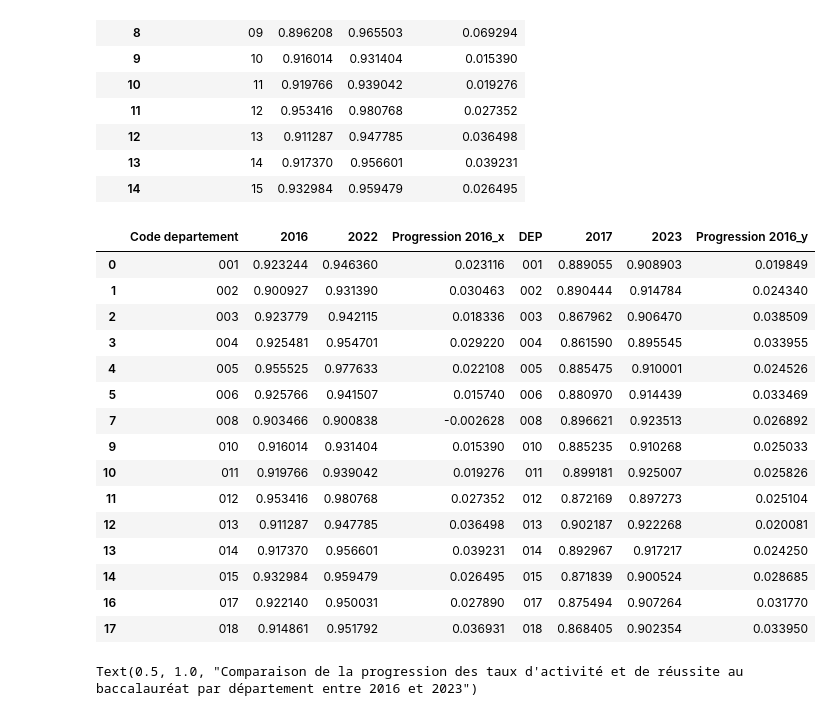
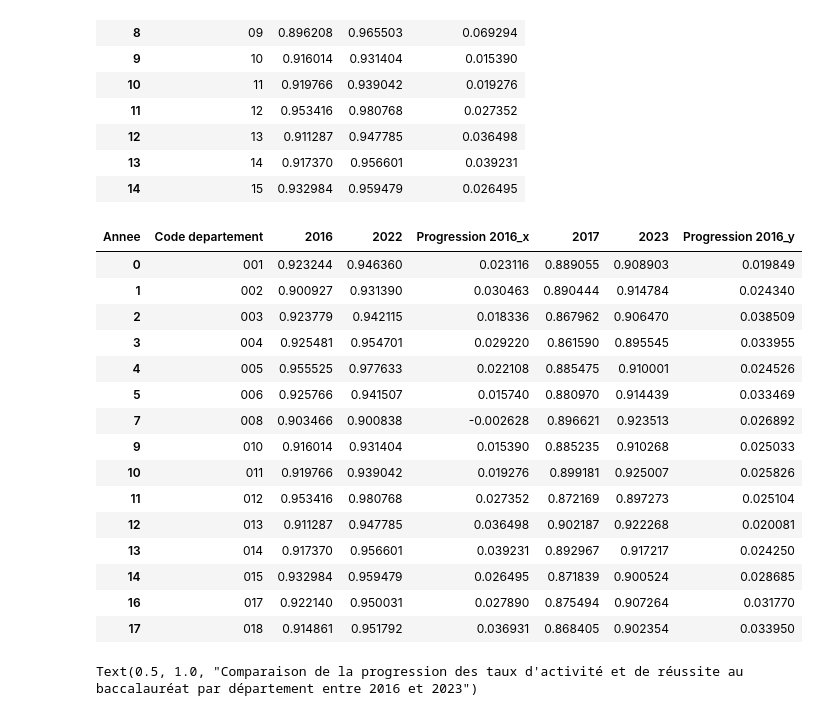
Before and after one commit to ma2nons/Projet-python, a Jupyter notebook: département/test_annees.ipynb, the cells around one changed output. Drawn from its saved outputs; the diff is of its cells as text; code cells hidden in the pictures.

Commit message:
suite 2 comparaison annees

```diff
--- a/département/test_annees.ipynb
+++ b/département/test_annees.ipynb
@@ -103,11 +65,11 @@ emploi_dep.head(20)
 | 18 | 2012 | 1 | 003 | 6.850123e+05 |
 | 19 | 2012 | 1T2 | 003 | 7.922593e+05 |
 # %%
-emploi_pivot = emploi_dep[emploi_dep['DEP'].str.len() == 3]
+emploi_pivot = emploi_dep[emploi_dep['Code departement'].str.len() == 3]
 emploi_pivot= emploi_pivot.pivot_table(
-    index=['ANNEE', 'DEP'],
-    columns='STATUT',
-    values='POPULATION').reset_index()
+    index=['Annee', 'Code departement'],
+    columns='Statut',
+    values='Population').reset_index()
 
 emploi_pivot.head(20)
 # %% [output]
@@ -129,7 +91,7 @@ emploi_pivot.head(20)
 | 18 | 2012 | 022 | 1.316053e+05 | 1.483171e+05 | 16711.766420 |
 | 19 | 2012 | 023 | 1.170674e+05 | 1.347271e+05 | 17659.734675 |
 # %%
-emploi_pivot["Taux_activite"]=emploi_pivot["1"]/emploi_pivot['1T2']
+emploi_pivot["Taux d'activite"]=emploi_pivot["1"]/emploi_pivot['1T2']
 emploi_pivot=emploi_pivot.drop(columns=["1","1T2","2"])
 emploi_pivot.head()
 # %% [output]
@@ -142,13 +104,13 @@ emploi_pivot.head()
 # %%
 # base avec un taux de progression entre 2017 et 2023 du taux d'activité par département
 
-emploi_prog_CT=emploi_pivot[["DEP","ANNEE","Taux_activite"]]
-emploi_prog_CT=emploi_prog_CT[(emploi_prog_CT["ANNEE"]==2017)| (emploi_prog_CT["ANNEE"]==2023)]
+emploi_prog_CT=emploi_pivot[["Code departement","Annee","Taux d'activite"]]
+emploi_prog_CT=emploi_prog_CT[(emploi_prog_CT["Annee"]==2017)| (emploi_prog_CT["Annee"]==2023)]
 
 emploi_prog_CT=emploi_prog_CT.pivot_table(
-    index=['DEP'],
-    columns='ANNEE',
-    values='Taux_activite').reset_index()
+    index=['Code departement'],
+    columns='Annee',
+    values="Taux d'activite").reset_index()
 
 emploi_prog_CT["Progression 2016"]=emploi_prog_CT[2023]-emploi_prog_CT[2017]
 
@@ -213,7 +175,7 @@ bac_tot=bac[["Annee","Code departement","Presents - Toutes series","Taux de reus
 
 bac_tot["reussites_poids"] = bac_tot["Presents - Toutes series"]*bac_tot["Taux de reussite - Toutes series"]/100
 bac_tot["mentions_poids"] = bac_tot["Presents - Toutes series"]*bac_tot["Taux de mentions - Toutes series"]/100
-bac_tot=bac_tot[(bac_tot["Annee"]==2012) | (bac_tot["Annee"]==2016) | (bac_tot["Annee"]==2022)]
+bac_tot=bac_tot[(bac_tot["Annee"]==2012) | (bac_tot["Annee"]==2016) | (bac_tot["Annee"]==2022)|(bac_tot["Annee"]==2017) | (bac_tot["Annee"]==2023)]
 
 
 bac_tot = bac_tot.groupby(["Code departement","Annee"]).agg({"Presents - Toutes series":"sum",
@@ -277,39 +239,39 @@ bac_prog_CT.head(15)
 | 13 | 14 | 0.917370 | 0.956601 | 0.039231 |
 | 14 | 15 | 0.932984 | 0.959479 | 0.026495 |
 # %%
-emploi_prog_CT["DEP"] = emploi_prog_CT["DEP"].astype(str).str.zfill(3)
+emploi_prog_CT["Code departement"] = emploi_prog_CT["Code departement"].astype(str).str.zfill(3)
 
 bac_prog_CT["Code departement"] = bac_prog_CT["Code departement"].astype(str).str.zfill(3)
 
 bac_emploi_prog_CT = bac_prog_CT.merge(
     emploi_prog_CT,
     left_on = ["Code departement"],
-  right_on = ["DEP"],
+  right_on = ["Code departement"],
   how = "left"
 )
 
 
 
 bac_emploi_prog_CT = bac_emploi_prog_CT.dropna()
 
 bac_emploi_prog_CT.head(15)
 # %% [output]
-|  | Code departement | 2016 | 2022 | Progression 2016_x | DEP | 2017 | 2023 | Progression 2016_y |
-| 0 | 001 | 0.923244 | 0.946360 | 0.023116 | 001 | 0.889055 | 0.908903 | 0.019849 |
-| 1 | 002 | 0.900927 | 0.931390 | 0.030463 | 002 | 0.890444 | 0.914784 | 0.024340 |
-| 2 | 003 | 0.923779 | 0.942115 | 0.018336 | 003 | 0.867962 | 0.906470 | 0.038509 |
-| 3 | 004 | 0.925481 | 0.954701 | 0.029220 | 004 | 0.861590 | 0.895545 | 0.033955 |
-| 4 | 005 | 0.955525 | 0.977633 | 0.022108 | 005 | 0.885475 | 0.910001 | 0.024526 |
-| 5 | 006 | 0.925766 | 0.941507 | 0.015740 | 006 | 0.880970 | 0.914439 | 0.033469 |
-| 7 | 008 | 0.903466 | 0.900838 | -0.002628 | 008 | 0.896621 | 0.923513 | 0.026892 |
-| 9 | 010 | 0.916014 | 0.931404 | 0.015390 | 010 | 0.885235 | 0.910268 | 0.025033 |
-| 10 | 011 | 0.919766 | 0.939042 | 0.019276 | 011 | 0.899181 | 0.925007 | 0.025826 |
-| 11 | 012 | 0.953416 | 0.980768 | 0.027352 | 012 | 0.872169 | 0.897273 | 0.025104 |
-| 12 | 013 | 0.911287 | 0.947785 | 0.036498 | 013 | 0.902187 | 0.922268 | 0.020081 |
-| 13 | 014 | 0.917370 | 0.956601 | 0.039231 | 014 | 0.892967 | 0.917217 | 0.024250 |
-| 14 | 015 | 0.932984 | 0.959479 | 0.026495 | 015 | 0.871839 | 0.900524 | 0.028685 |
-| 16 | 017 | 0.922140 | 0.950031 | 0.027890 | 017 | 0.875494 | 0.907264 | 0.031770 |
-| 17 | 018 | 0.914861 | 0.951792 | 0.036931 | 018 | 0.868405 | 0.902354 | 0.033950 |
+| Annee | Code departement | 2016 | 2022 | Progression 2016_x | 2017 | 2023 | Progression 2016_y |
+| 0 | 001 | 0.923244 | 0.946360 | 0.023116 | 0.889055 | 0.908903 | 0.019849 |
+| 1 | 002 | 0.900927 | 0.931390 | 0.030463 | 0.890444 | 0.914784 | 0.024340 |
+| 2 | 003 | 0.923779 | 0.942115 | 0.018336 | 0.867962 | 0.906470 | 0.038509 |
+| 3 | 004 | 0.925481 | 0.954701 | 0.029220 | 0.861590 | 0.895545 | 0.033955 |
+| 4 | 005 | 0.955525 | 0.977633 | 0.022108 | 0.885475 | 0.910001 | 0.024526 |
+| 5 | 006 | 0.925766 | 0.941507 | 0.015740 | 0.880970 | 0.914439 | 0.033469 |
+| 7 | 008 | 0.903466 | 0.900838 | -0.002628 | 0.896621 | 0.923513 | 0.026892 |
+| 9 | 010 | 0.916014 | 0.931404 | 0.015390 | 0.885235 | 0.910268 | 0.025033 |
+| 10 | 011 | 0.919766 | 0.939042 | 0.019276 | 0.899181 | 0.925007 | 0.025826 |
+| 11 | 012 | 0.953416 | 0.980768 | 0.027352 | 0.872169 | 0.897273 | 0.025104 |
+| 12 | 013 | 0.911287 | 0.947785 | 0.036498 | 0.902187 | 0.922268 | 0.020081 |
+| 13 | 014 | 0.917370 | 0.956601 | 0.039231 | 0.892967 | 0.917217 | 0.024250 |
+| 14 | 015 | 0.932984 | 0.959479 | 0.026495 | 0.871839 | 0.900524 | 0.028685 |
+| 16 | 017 | 0.922140 | 0.950031 | 0.027890 | 0.875494 | 0.907264 | 0.031770 |
+| 17 | 018 | 0.914861 | 0.951792 | 0.036931 | 0.868405 | 0.902354 | 0.033950 |
 # %%
 plt.scatter(bac_emploi_prog_CT["Progression 2016_y"],bac_emploi_prog_CT["Progression 2016_x"])
 plt.xlabel("Progression taux d'activité")
```
Also changed, not shown: parts of 9 cells of this notebook.
